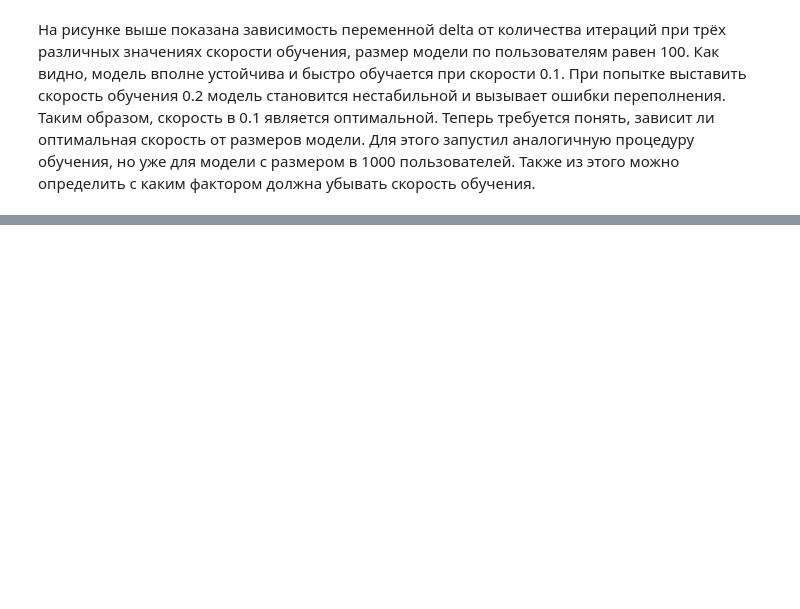
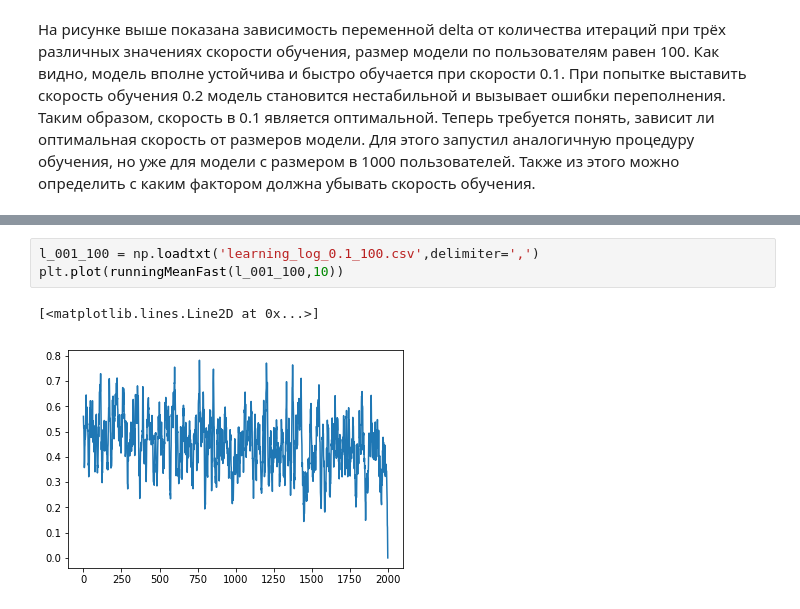
Before and after one commit to PhySci/instacart, a Jupyter notebook: FPMC/plot learning curves.ipynb, the cells around one changed output, grey strips where cells are left out. Saved outputs shown, nothing was run; the diff lists cells and outputs as text; blank space fills up the shorter version.

```diff
--- a/FPMC/plot learning curves.ipynb
+++ b/FPMC/plot learning curves.ipynb
@@ -46,0 +66,6 @@ plt.ylim([0.15, 0.5])
+# %%
+l_001_100 = np.loadtxt('learning_log_0.1_100.csv',delimiter=',')
+plt.plot(runningMeanFast(l_001_100,10))
+# %% [output]
+[<matplotlib.lines.Line2D at 0x...>]
+[figure, added]
```
Also changed, not shown: parts of 16 cells of this notebook, 3 other files.
